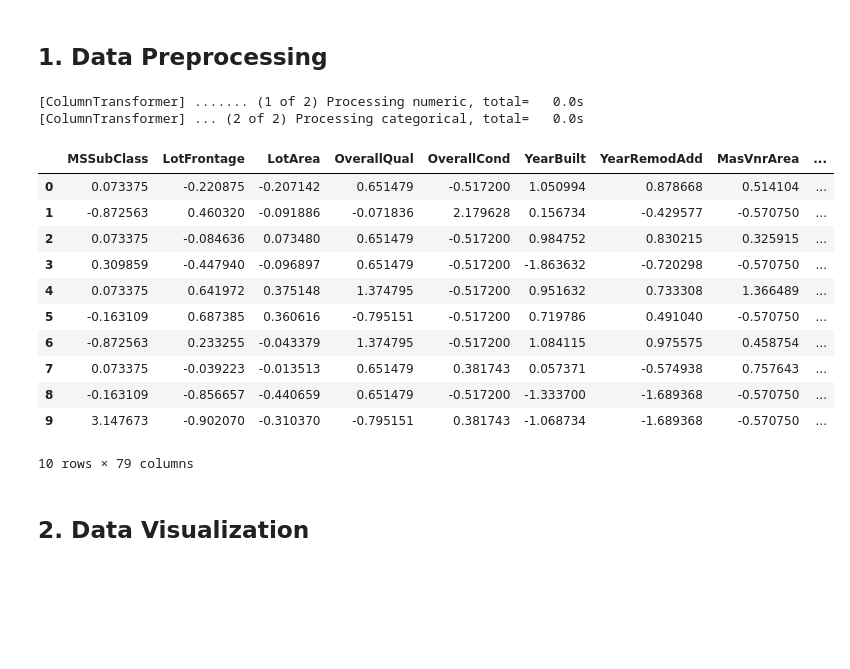
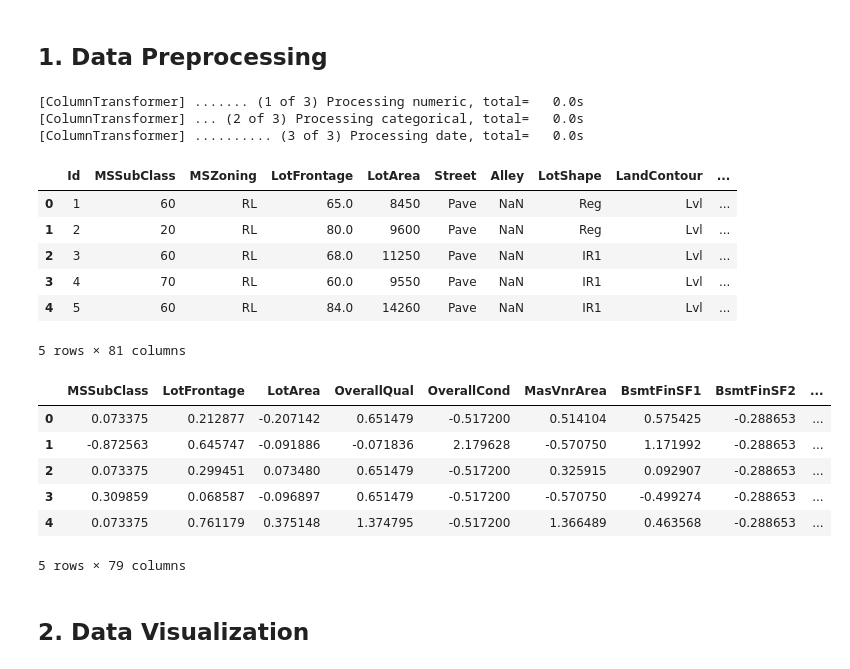
Before and after one commit to tudi72/2023_HOUSE_PRICE_REGRESSION, a Jupyter notebook: house_regression.ipynb, the cells around one changed output. Drawn from its saved outputs; the diff is of its cells as text; code cells hidden in the pictures; blank space fills up the shorter version.

```diff
--- a/house_regression.ipynb
+++ b/house_regression.ipynb
@@ -25,19 +26,33 @@ train = pd.read_csv('resources/train.csv')
 test = pd.read_csv('resources/test.csv')
 # %%
 categorical_features = train.select_dtypes(include='object').columns.to_list()
-numeric_features = train.select_dtypes(include='number').columns.to_list()[1:-1]
-features = numeric_features + categorical_features
+numeric_features = train.select_dtypes(include='number').columns.to_list()
+numeric_features = numeric_features[1:-1]
+date_features = ['YrSold','MoSold','YearBuilt','YearRemodAdd','GarageYrBlt']
+
+numeric_features = [element for element in numeric_features if element not in date_features]
+categorical_features = [element for element in categorical_features if element not in date_features]
+
+features = numeric_features + categorical_features + date_features
 # %%
 preprocessor = ColumnTransformer(
     transformers=[
+
         ('numeric', Pipeline([
-            ('imputer', SimpleImputer(strategy='median')),
-            ('scaler', StandardScaler())
+                ('imputer', SimpleImputer(strategy='constant')),
+                ('scaler', StandardScaler())
         ]), numeric_features),
+
+
         ('categorical', Pipeline([
-            ('imputer', SimpleImputer(strategy='most_frequent')),
-            ('encoder', OrdinalEncoder())
+              ('imputer', SimpleImputer(strategy='constant')),
+              ('encoder', OrdinalEncoder())
         ]), categorical_features),
+
+        ('date', Pipeline([
+                ('imputer', SimpleImputer(strategy='constant'))
+        ]),date_features),
+
     ],
     verbose=True,
     # remainder='passthrough'
@@ -46,23 +61,29 @@ preprocessor = ColumnTransformer(
 train_transformed = preprocessor.fit_transform(train)
 train_transformed = pd.DataFrame(train_transformed,columns=features)
 # %% [output]
-[ColumnTransformer] ....... (1 of 2) Processing numeric, total=   0.0s
-[ColumnTransformer] ... (2 of 2) Processing categorical, total=   0.0s
+[ColumnTransformer] ....... (1 of 3) Processing numeric, total=   0.0s
+[ColumnTransformer] ... (2 of 3) Processing categorical, total=   0.0s
+[ColumnTransformer] .......... (3 of 3) Processing date, total=   0.0s
+# %%
+train.head(5)
+# %% [output]
+|  | Id | MSSubClass | MSZoning | LotFrontage | LotArea | Street | Alley | LotShape | LandContour | ... |
+| 0 | 1 | 60 | RL | 65.0 | 8450 | Pave | NaN | Reg | Lvl | ... |
+| 1 | 2 | 20 | RL | 80.0 | 9600 | Pave | NaN | Reg | Lvl | ... |
+| 2 | 3 | 60 | RL | 68.0 | 11250 | Pave | NaN | IR1 | Lvl | ... |
+| 3 | 4 | 70 | RL | 60.0 | 9550 | Pave | NaN | IR1 | Lvl | ... |
+| 4 | 5 | 60 | RL | 84.0 | 14260 | Pave | NaN | IR1 | Lvl | ... |
+5 rows × 81 columns
 # %%
-train_transformed.head(10)
+train_transformed.head(5)
 # %% [output]
-|  | MSSubClass | LotFrontage | LotArea | OverallQual | OverallCond | YearBuilt | YearRemodAdd | MasVnrArea | ... |
-| 0 | 0.073375 | -0.220875 | -0.207142 | 0.651479 | -0.517200 | 1.050994 | 0.878668 | 0.514104 | ... |
-| 1 | -0.872563 | 0.460320 | -0.091886 | -0.071836 | 2.179628 | 0.156734 | -0.429577 | -0.570750 | ... |
-| 2 | 0.073375 | -0.084636 | 0.073480 | 0.651479 | -0.517200 | 0.984752 | 0.830215 | 0.325915 | ... |
-| 3 | 0.309859 | -0.447940 | -0.096897 | 0.651479 | -0.517200 | -1.863632 | -0.720298 | -0.570750 | ... |
-| 4 | 0.073375 | 0.641972 | 0.375148 | 1.374795 | -0.517200 | 0.951632 | 0.733308 | 1.366489 | ... |
-| 5 | -0.163109 | 0.687385 | 0.360616 | -0.795151 | -0.517200 | 0.719786 | 0.491040 | -0.570750 | ... |
-| 6 | -0.872563 | 0.233255 | -0.043379 | 1.374795 | -0.517200 | 1.084115 | 0.975575 | 0.458754 | ... |
-| 7 | 0.073375 | -0.039223 | -0.013513 | 0.651479 | 0.381743 | 0.057371 | -0.574938 | 0.757643 | ... |
-| 8 | -0.163109 | -0.856657 | -0.440659 | 0.651479 | -0.517200 | -1.333700 | -1.689368 | -0.570750 | ... |
-| 9 | 3.147673 | -0.902070 | -0.310370 | -0.795151 | 0.381743 | -1.068734 | -1.689368 | -0.570750 | ... |
+|  | MSSubClass | LotFrontage | LotArea | OverallQual | OverallCond | MasVnrArea | BsmtFinSF1 | BsmtFinSF2 | ... |
+| 0 | 0.073375 | 0.212877 | -0.207142 | 0.651479 | -0.517200 | 0.514104 | 0.575425 | -0.288653 | ... |
+| 1 | -0.872563 | 0.645747 | -0.091886 | -0.071836 | 2.179628 | -0.570750 | 1.171992 | -0.288653 | ... |
+| 2 | 0.073375 | 0.299451 | 0.073480 | 0.651479 | -0.517200 | 0.325915 | 0.092907 | -0.288653 | ... |
+| 3 | 0.309859 | 0.068587 | -0.096897 | 0.651479 | -0.517200 | -0.570750 | -0.499274 | -0.288653 | ... |
+| 4 | 0.073375 | 0.761179 | 0.375148 | 1.374795 | -0.517200 | 1.366489 | 0.463568 | -0.288653 | ... |
-10 rows × 79 columns
+5 rows × 79 columns
 # %% [markdown]
 ## 2. Data Visualization
 # %%
```
Also changed, not shown: parts of 12 cells of this notebook.
